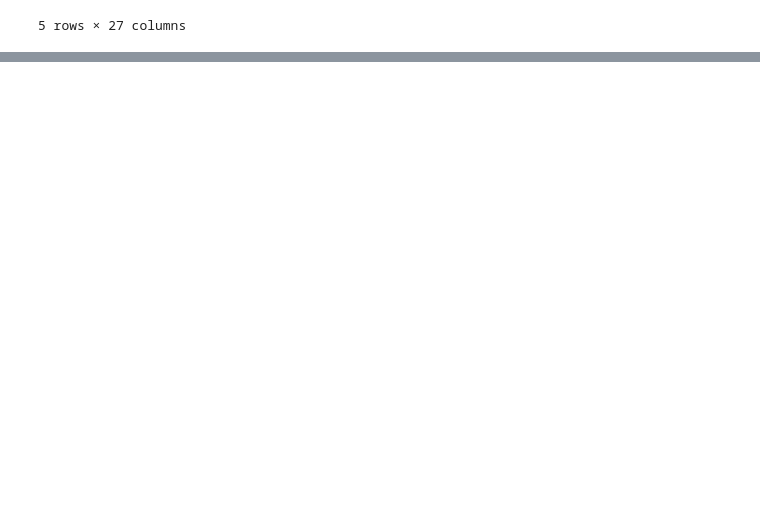
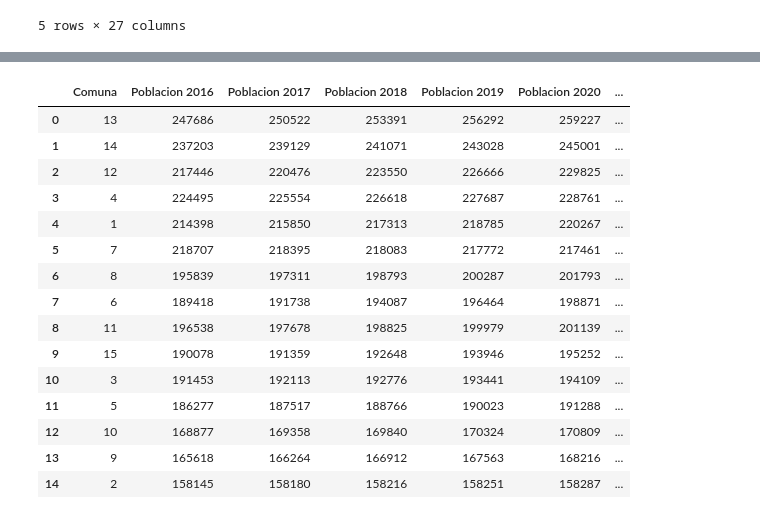
Before and after one commit to ampuedaf/Project2_DataAnalytics_Siniestros, a Jupyter notebook: ETL.ipynb, the cells around one changed output, grey strips where cells are left out. Cells and saved outputs as stored; diff of their text form; code cells hidden in the pictures; blank space fills up the shorter version.

```diff
--- a/ETL.ipynb
+++ b/ETL.ipynb
@@ -260,0 +512,2 @@ dfSummary(homicidios_hecho)
+# %%
+df_poblacion = pd.read_csv('Datasets/poblacionCABA.csv')
@@ -260,0 +530,29 @@ dfSummary(homicidios_hecho)
+# %%
+def clean_data(df_poblacion):
+    # Drop column: 'Unnamed: 0'
+    df_poblacion = df_poblacion.drop(columns=['Unnamed: 0'])
+    # Drop column: 'Poblacion 2010'
+    df_poblacion = df_poblacion.drop(columns=['Poblacion 2010'])
+    # Drop column: 'Crecimiento 2010-2022'
+    df_poblacion = df_poblacion.drop(columns=['Crecimiento 2010-2022'])
+    return df_poblacion
+
+df_poblacion = clean_data(df_poblacion.copy())
+df_poblacion
+# %% [output]
+|  | Comuna | Poblacion 2016 | Poblacion 2017 | Poblacion 2018 | Poblacion 2019 | Poblacion 2020 | ... |
+| 0 | 13 | 247686 | 250522 | 253391 | 256292 | 259227 | ... |
+| 1 | 14 | 237203 | 239129 | 241071 | 243028 | 245001 | ... |
+| 2 | 12 | 217446 | 220476 | 223550 | 226666 | 229825 | ... |
+| 3 | 4 | 224495 | 225554 | 226618 | 227687 | 228761 | ... |
+| 4 | 1 | 214398 | 215850 | 217313 | 218785 | 220267 | ... |
+| 5 | 7 | 218707 | 218395 | 218083 | 217772 | 217461 | ... |
+| 6 | 8 | 195839 | 197311 | 198793 | 200287 | 201793 | ... |
+| 7 | 6 | 189418 | 191738 | 194087 | 196464 | 198871 | ... |
+| 8 | 11 | 196538 | 197678 | 198825 | 199979 | 201139 | ... |
+| 9 | 15 | 190078 | 191359 | 192648 | 193946 | 195252 | ... |
+| 10 | 3 | 191453 | 192113 | 192776 | 193441 | 194109 | ... |
+| 11 | 5 | 186277 | 187517 | 188766 | 190023 | 191288 | ... |
+| 12 | 10 | 168877 | 169358 | 169840 | 170324 | 170809 | ... |
+| 13 | 9 | 165618 | 166264 | 166912 | 167563 | 168216 | ... |
+| 14 | 2 | 158145 | 158180 | 158216 | 158251 | 158287 | ... |
```
Also changed, not shown: parts of 77 cells of this notebook, 19 other files.
